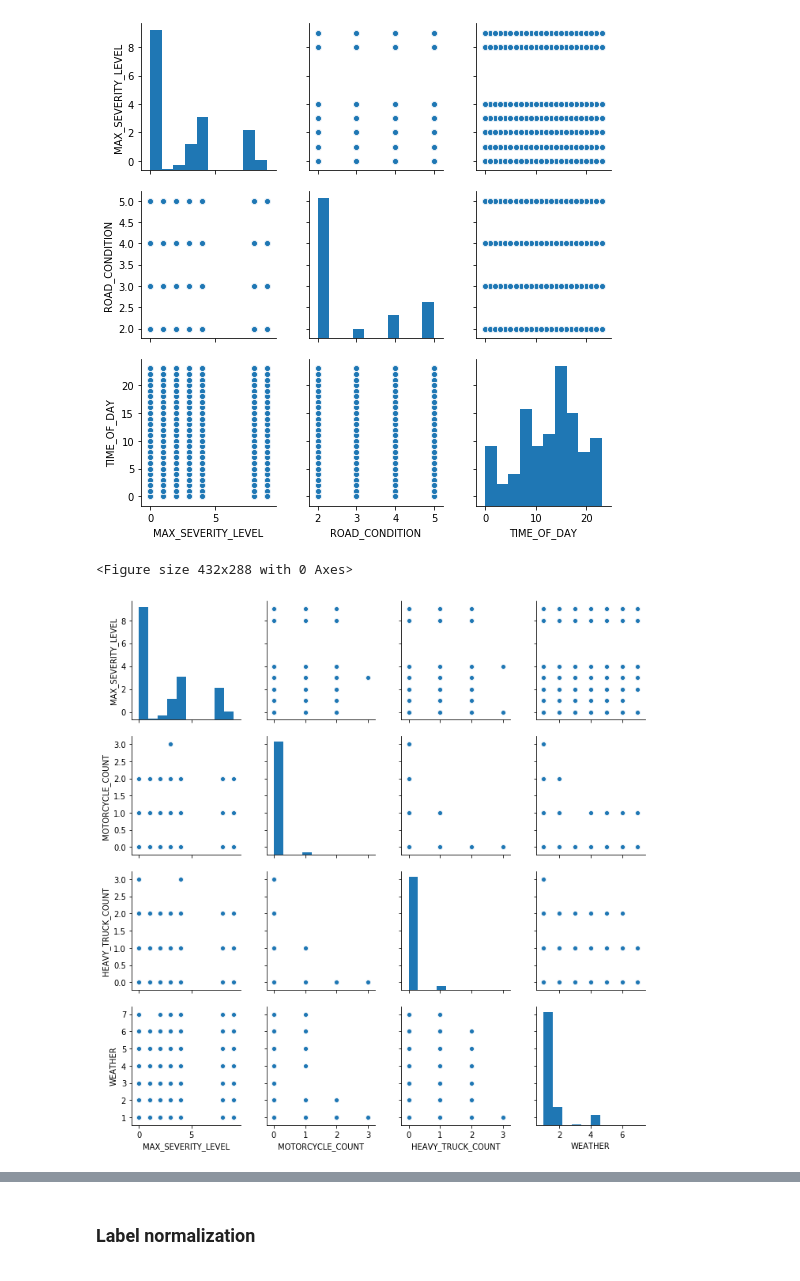
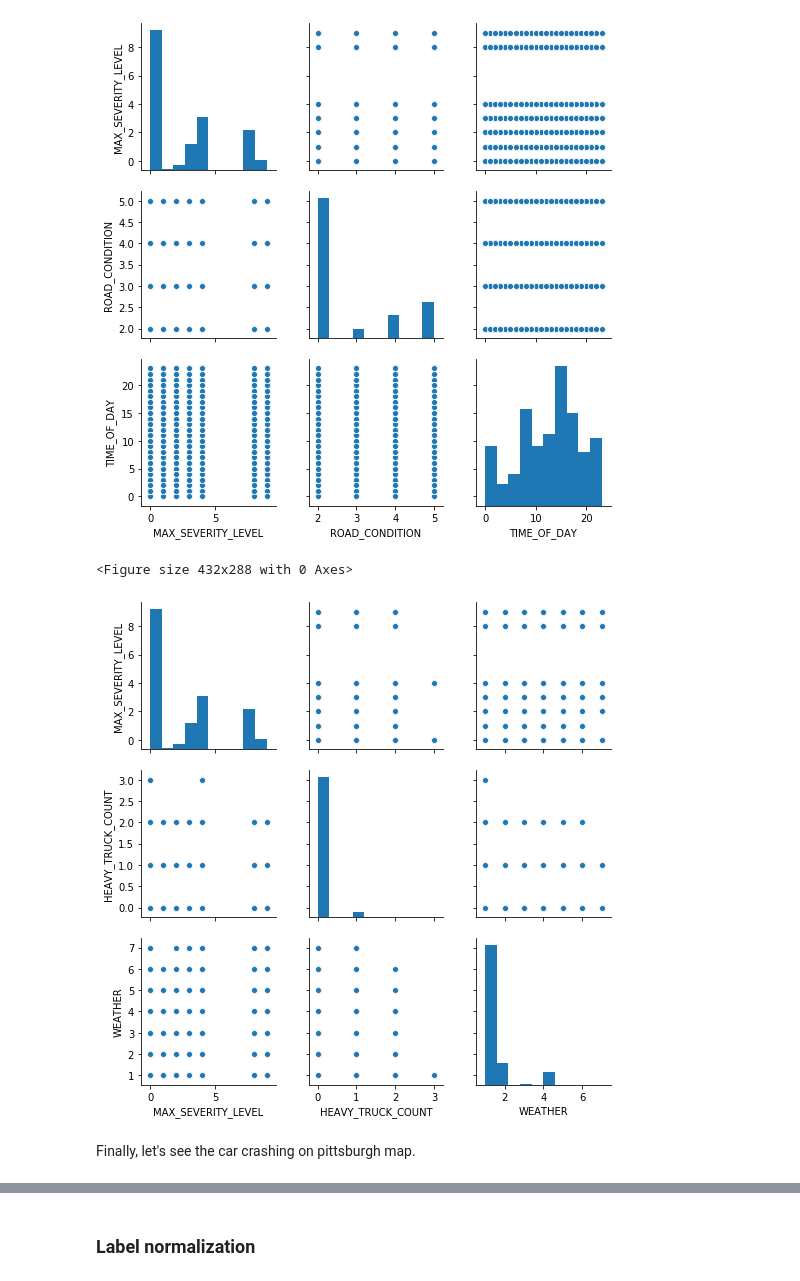
Before and after one commit to NasirNabi75/15688-Final-Project, a Jupyter notebook: code.ipynb, the cells around one changed output, grey strips where cells are left out. Cells and saved outputs as stored; diff of their text form; code cells hidden in the pictures.

Commit message:
added graph and authentification

```diff
--- a/code.ipynb
+++ b/code.ipynb
@@ -81,12 +77,6 @@ def ROAD_CONDITION(c): # 8 is other 9 is unknown, 1,7->2, 3->4, 4->3, 5,6->5, 2,
         return 3
     elif c == 5 or c == 6:
         return 5
-    else:
-        return np.nan
-
-def INTERSECT_TYPE(c): # 10 is other 99 is unknown
-    if c <= 9:
-        return c
     else:
         return np.nan
 
@@ -111,7 +101,6 @@ def TIME(c): # extract only the hour
 # clean data
 df_io['SCH_BUS_IND'] = df_io['SCH_BUS_IND'].apply(type_boolean)
 df_io['ROAD_CONDITION'] = df_io['ROAD_CONDITION'].apply(ROAD_CONDITION)
-df_io['INTERSECT_TYPE'] = df_io['INTERSECT_TYPE'].apply(INTERSECT_TYPE)
 df_io['ILLUMINATION'] = df_io['ILLUMINATION'].apply(ILLUMINATION)
 df_io['WEATHER'] = df_io['WEATHER'].apply(WEATHER)
 df_io['TIME_OF_DAY'] = df_io['TIME_OF_DAY'].apply(TIME)
@@ -171,15 +164,16 @@ scatterplot_matrix_static('MAX_SEVERITY_LEVEL')
 # %%
 def scatterplot_matrix_dynamic(metric):
     plt.figure()
     df = pd.DataFrame({metric: df_io[metric],
-                       'MOTORCYCLE_COUNT': df_io['MOTORCYCLE_COUNT'],
                        'HEAVY_TRUCK_COUNT': df_io['HEAVY_TRUCK_COUNT'],
                        'WEATHER': df_io['WEATHER'],
                       })
     sns.pairplot(df)
 
 # scatterplot matrix to assess max severity level (static)
 scatterplot_matrix_dynamic('MAX_SEVERITY_LEVEL')
 # %% [output]
 <Figure size 432x288 with 0 Axes>
-[figure, old version]
+[figure, new version]
+# %% [markdown]
+Finally, let's see the car crashing on pittsburgh map.
```
Also changed, not shown: parts of 22 cells of this notebook, 2 other files.
